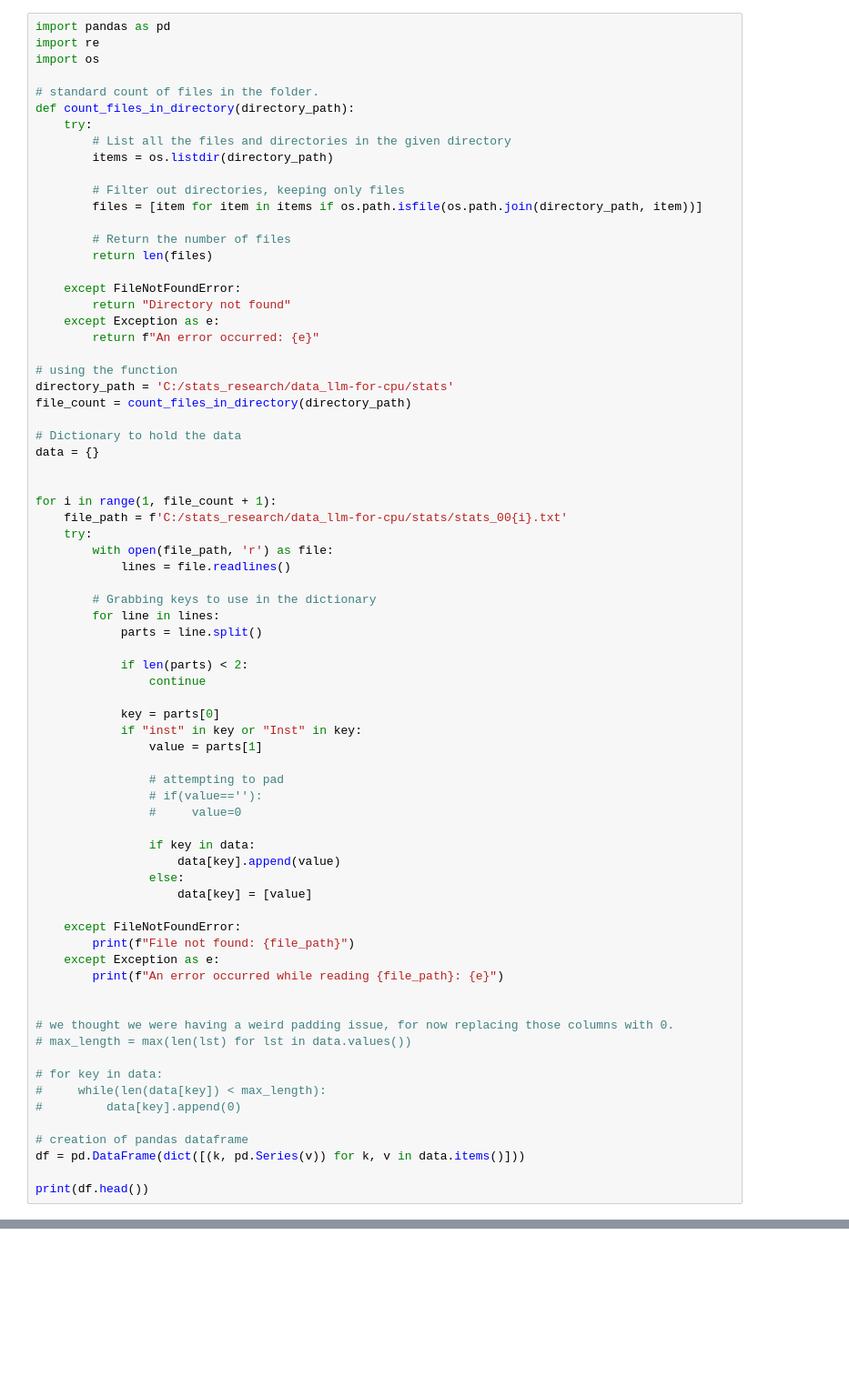
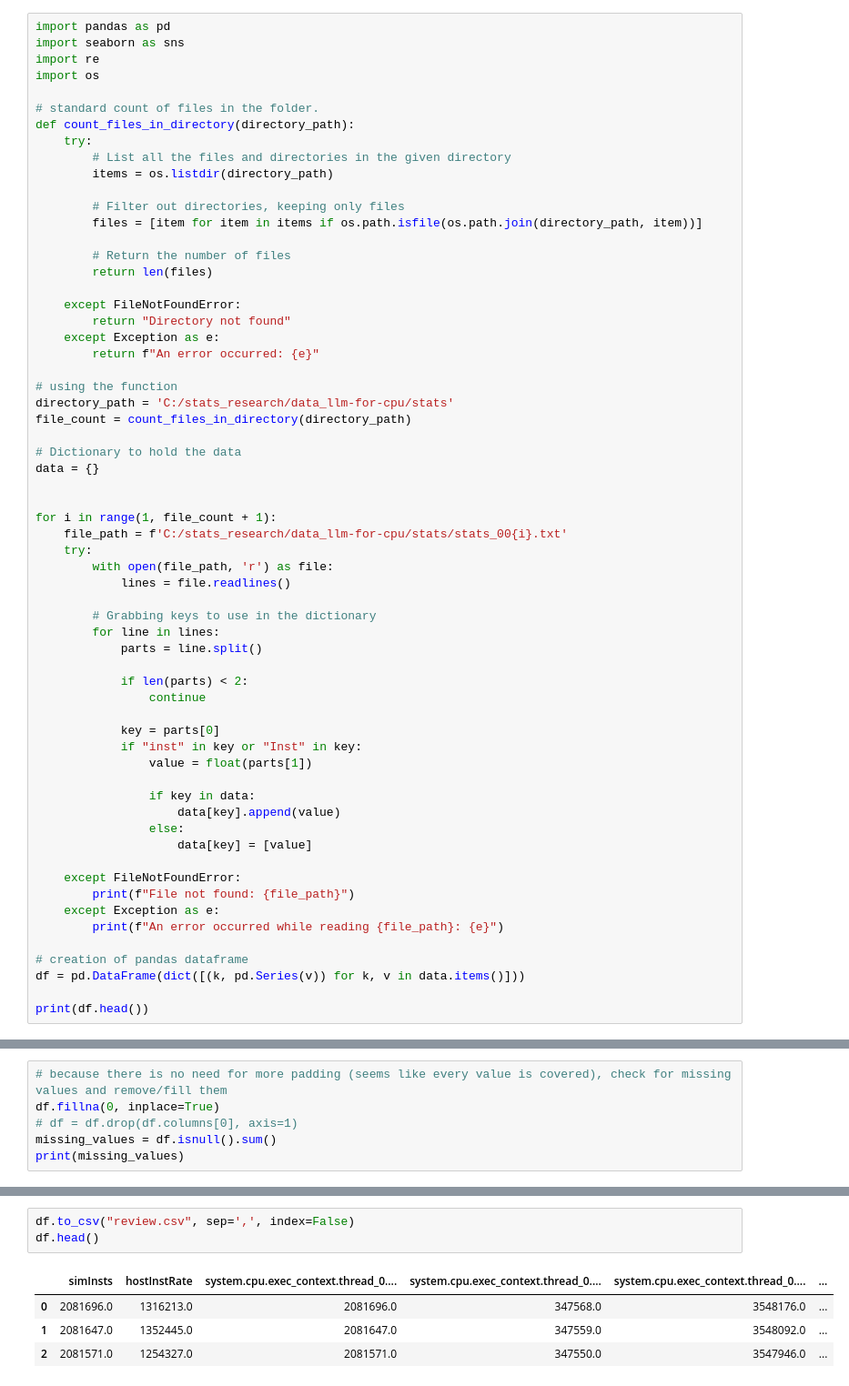
Before and after one commit to pixelated-explorer/data_llm-for-cpu, a Jupyter notebook: parse_viz.ipynb, the cells around one changed output, grey strips where cells are left out. Shown at 91% size. Cells and saved outputs as stored; diff of their text form; blank space fills up the shorter version.

```diff
--- a/parse_viz.ipynb
+++ b/parse_viz.ipynb
@@ -1,5 +1,6 @@
 # %%
 import pandas as pd
+import seaborn as sns
 import re
 import os
 
@@ -43,11 +44,7 @@ for i in range(1, file_count + 1):
 
             key = parts[0]
             if "inst" in key or "Inst" in key:
-                value = parts[1]
-
-                # attempting to pad
-                # if(value==''):
-                #     value=0
+                value = float(parts[1])
 
                 if key in data:
                     data[key].append(value)
@@ -59,14 +56,6 @@ for i in range(1, file_count + 1):
     except Exception as e:
         print(f"An error occurred while reading {file_path}: {e}")
 
-
-# we thought we were having a weird padding issue, for now replacing those columns with 0.
-# max_length = max(len(lst) for lst in data.values())
-
-# for key in data:
-#     while(len(data[key]) < max_length):
-#         data[key].append(0)
-
 # creation of pandas dataframe
 df = pd.DataFrame(dict([(k, pd.Series(v)) for k, v in data.items()]))
 
@@ -91,0 +89,6 @@ ValueError: Length of list vectors must match length of `data` when both are use
+# %%
+# because there is no need for more padding (seems like every value is covered), check for missing values and remove/fill them
+df.fillna(0, inplace=True)
+# df = df.drop(df.columns[0], axis=1)
+missing_values = df.isnull().sum()
+print(missing_values)
@@ -91,0 +108,8 @@ ValueError: Length of list vectors must match length of `data` when both are use
+# %%
+df.to_csv("review.csv", sep=',', index=False)
+df.head()
+# %% [output]
+|  | simInsts | hostInstRate | system.cpu.exec_context.thread_0.... | system.cpu.exec_context.thread_0.... | system.cpu.exec_context.thread_0.... | ... |
+| 0 | 2081696.0 | 1316213.0 | 2081696.0 | 347568.0 | 3548176.0 | ... |
+| 1 | 2081647.0 | 1352445.0 | 2081647.0 | 347559.0 | 3548092.0 | ... |
+| 2 | 2081571.0 | 1254327.0 | 2081571.0 | 347550.0 | 3547946.0 | ... |
```
Also changed, not shown: parts of 6 cells of this notebook, 3 other files.
